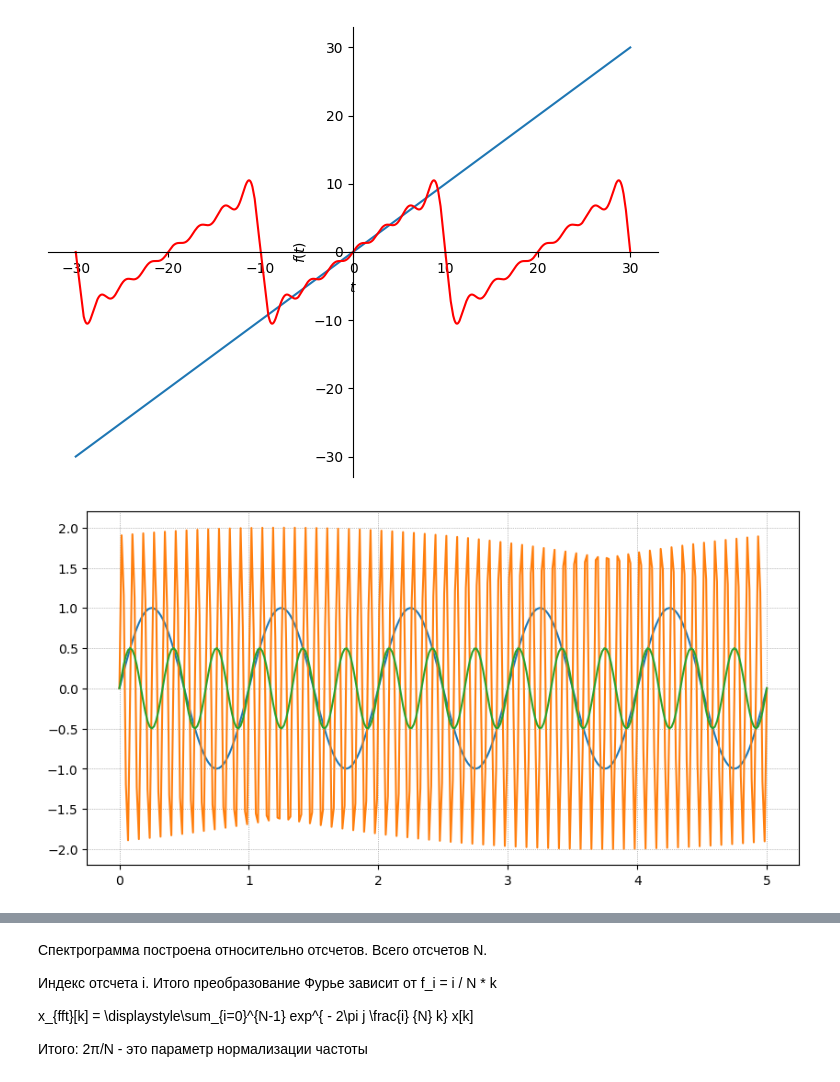
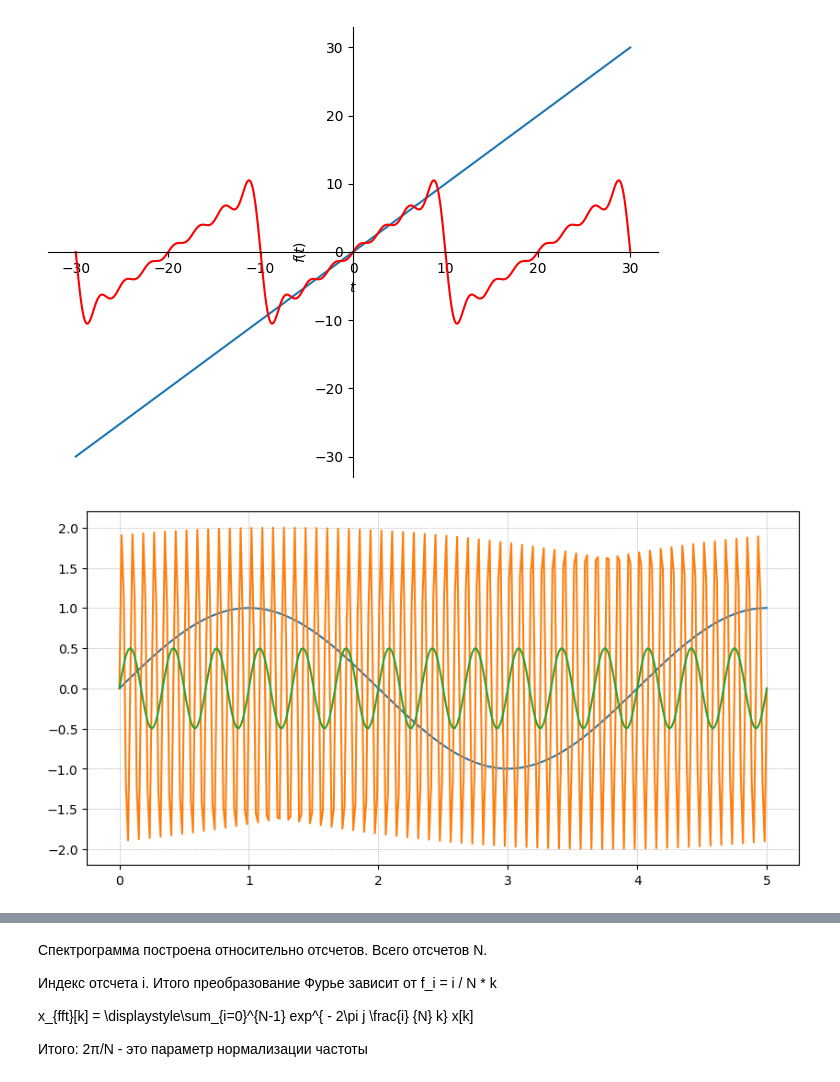
Before and after one commit to TAUforPython/wavelets, a Jupyter notebook: DFT_and_CFT.ipynb, the cells around one changed output, grey strips where cells are left out. Cells and saved outputs as stored; diff of their text form; code cells hidden in the pictures.

```diff
--- a/DFT_and_CFT.ipynb
+++ b/DFT_and_CFT.ipynb
@@ -158,12 +176,12 @@ y = 1 * np.sin(1.0 * 2.0*np.pi*t) + 2 * np.sin(12.0 * 2.0*np.pi*t) + 0.5*np.sin(
 # %%
 # Визуализация трех гармонических сигналов
 plt.figure(figsize=(10, 5))
-plt.plot(t, np.sin(1.0 * 2.0*np.pi*t), t, 2*np.sin(12.0 * 2.0*np.pi*t), t, 0.5*np.sin(3.0 * 2.0*np.pi*t))
+plt.plot(t, np.sin(1.0 * 0.5*np.pi*t), t, 2*np.sin(12.0 * 2.0*np.pi*t), t, 0.5*np.sin(3.0 * 2.0*np.pi*t))
 #plt.plot(t, y)
 plt.grid(color='gray', linestyle=':', linewidth=0.5)
 plt.show()
 # %% [output]
-[figure, old version]
+[figure, new version]
 # %%
 # Визуализация трех гармонических сигналов
 plt.figure(figsize=(10, 5))
```
Also changed, not shown: parts of 16 cells of this notebook.
